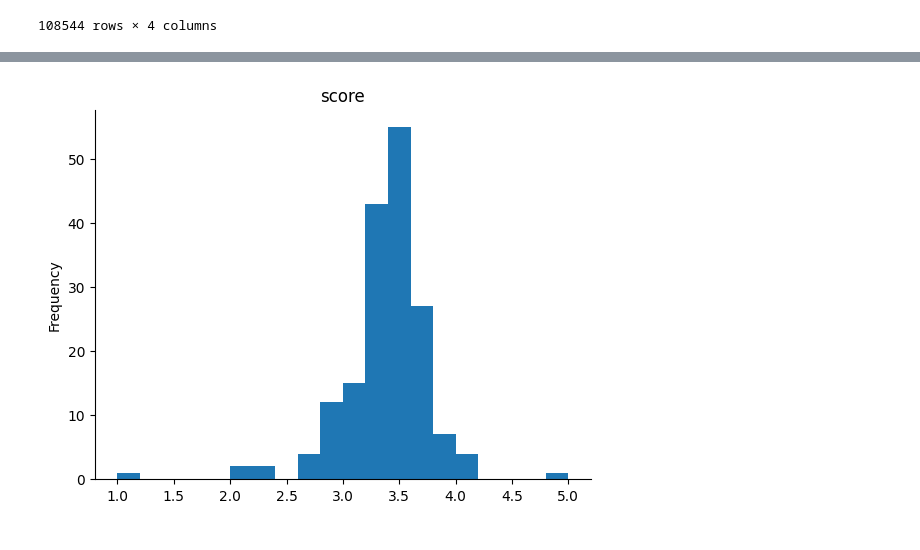
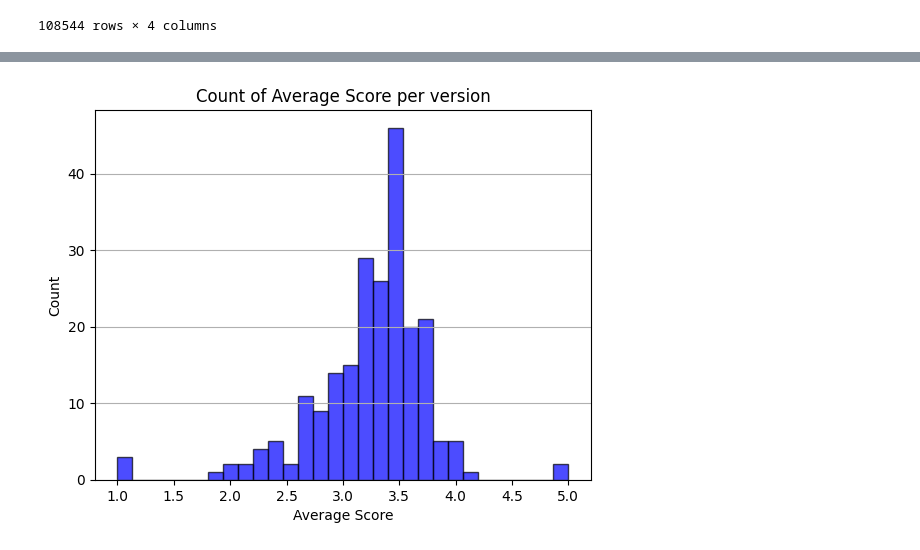
Before and after one commit to jinnykj/PokemonGO-Review-dataset-analysis, a Jupyter notebook: 데이터_시각화_기말_과제.ipynb, the cells around one changed output, grey strips where cells are left out. Drawn from its saved outputs; the diff is of its cells as text; code cells hidden in the pictures.

```diff
--- a/데이터_시각화_기말_과제.ipynb
+++ b/데이터_시각화_기말_과제.ipynb
@@ -70,7 +62,12 @@ plt.gca().spines[['top', 'right']].set_visible(False)
-# %%
-_df_7['score'].plot(kind='hist', bins=20, title='score')
-plt.gca().spines[['top', 'right',]].set_visible(False)
-# %% [output]
-[figure, removed]
+# %%
+avsc = averagescore['score']
+plt.hist(avsc,bins=30,alpha=0.7,color='blue',edgecolor='black')
+plt.title('Count of Average Score per version')
+plt.xlabel('Average Score')
+plt.ylabel('Count')
+plt.grid(axis='y')
+plt.show()
+# %% [output]
+[figure, added]
 # %%
 reviewcount = df.groupby('reviewCreatedVersion')['content'].count().reset_index()
```
Also changed, not shown: parts of 10 cells of this notebook.
